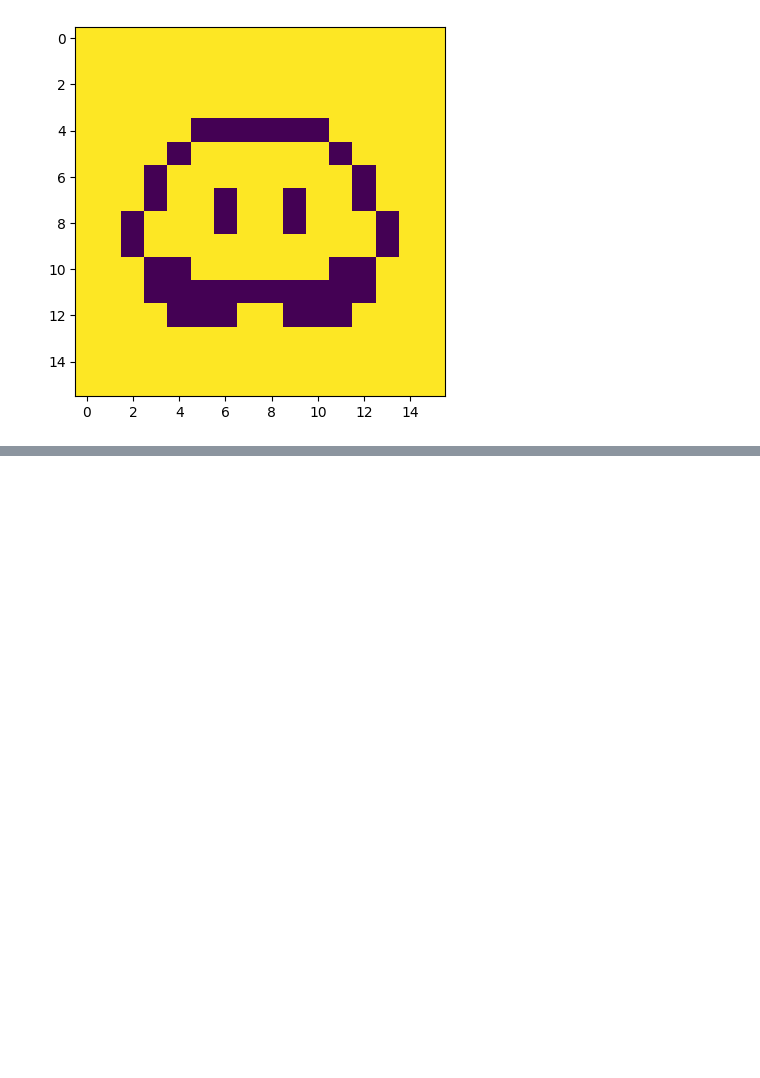
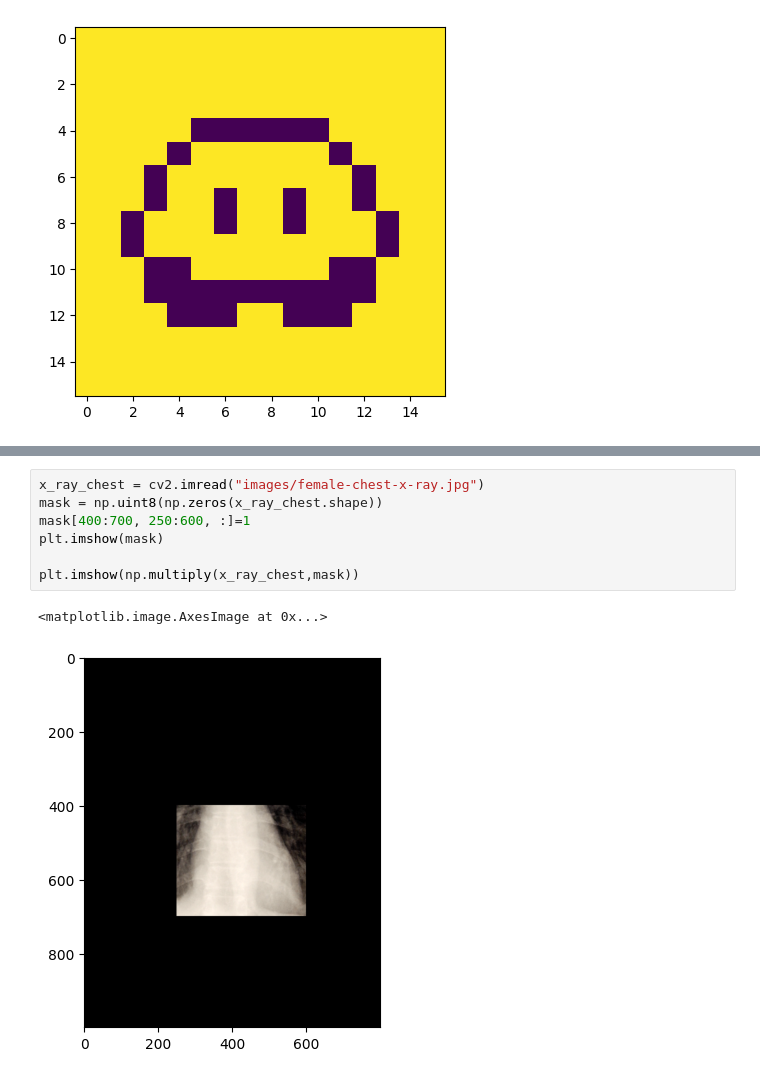
Before and after one commit to pacaicedo/pacaicedo.github.io, a Jupyter notebook: pres/pruebas.ipynb, the cells around one changed output, grey strips where cells are left out. Cells and saved outputs as stored; diff of their text form; blank space fills up the shorter version.

```diff
--- a/pres/pruebas.ipynb
+++ b/pres/pruebas.ipynb
@@ -41,0 +67,10 @@ plt.imshow(255*Kirby_1bit)
+# %%
+x_ray_chest = cv2.imread("images/female-chest-x-ray.jpg")
+mask = np.uint8(np.zeros(x_ray_chest.shape))
+mask[400:700, 250:600, :]=1
+plt.imshow(mask)
+
+plt.imshow(np.multiply(x_ray_chest,mask))
+# %% [output]
+<matplotlib.image.AxesImage at 0x...>
+[figure, added]
```
Also changed, not shown: parts of 5 cells of this notebook, 9 other files.
